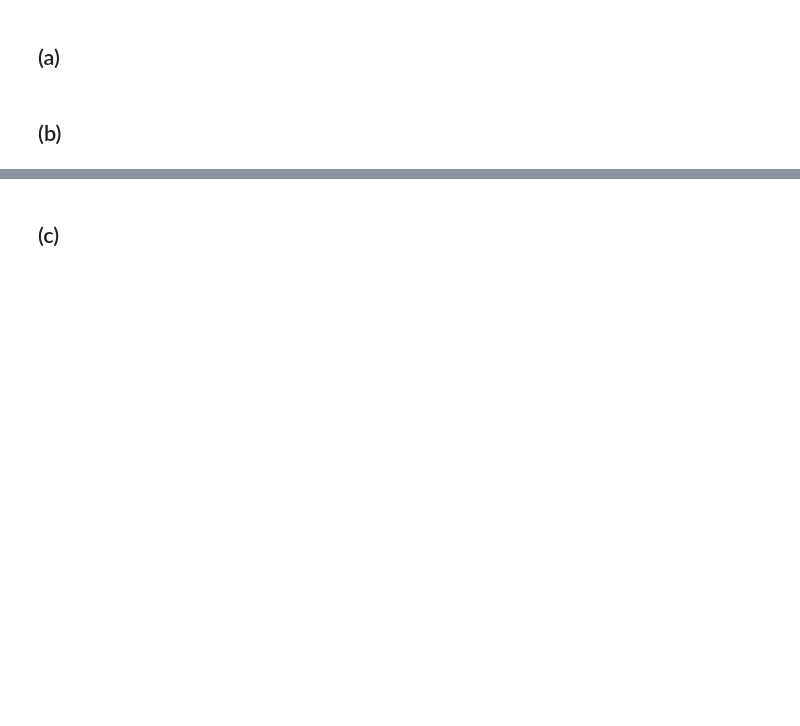
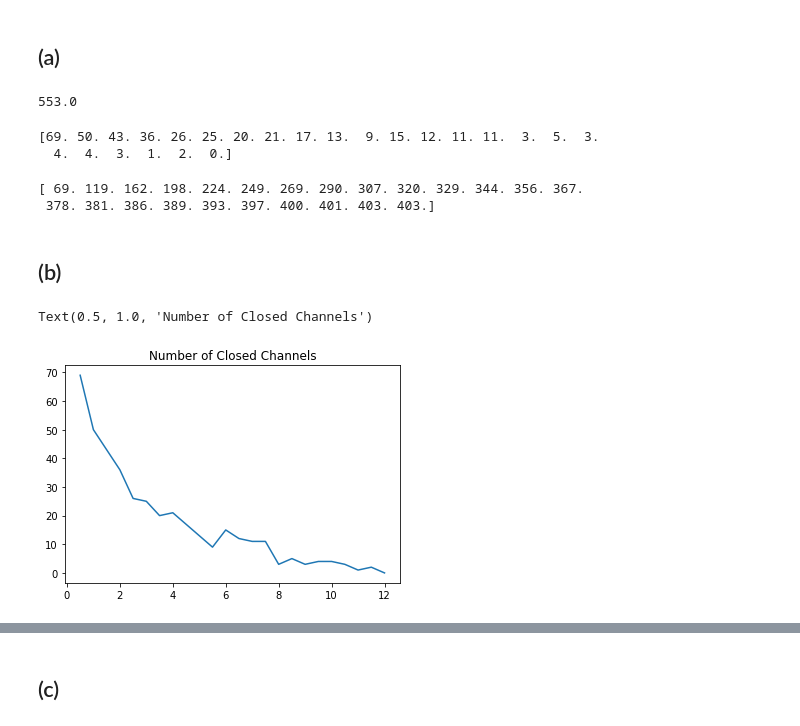
Before and after one commit to HWolf08/biophysics, a Jupyter notebook: week-07/problem-10.2.ipynb, the cells around one changed output, grey strips where cells are left out. Drawn from its saved outputs; the diff is of its cells as text; code cells hidden in the pictures; blank space fills up the shorter version.

```diff
--- a/week-07/problem-10.2.ipynb
+++ b/week-07/problem-10.2.ipynb
@@ -14,5 +14,35 @@ from scipy.stats import uniform,norm
 from scipy.integrate import quad
 # %% [markdown]
 ## (a)
+# %%
+data = np.load('colquhounData.npy')
+N_chan = data.sum()
+
+print(N_chan)
+# %% [output]
+553.0
+# %%
+divide = np.hsplit(data,2)
+sections = divide[0].flatten()
+N_chan2 = divide[1].flatten()
+
+print(N_chan2)
+# %% [output]
+[69. 50. 43. 36. 26. 25. 20. 21. 17. 13.  9. 15. 12. 11. 11.  3.  5.  3.
+  4.  4.  3.  1.  2.  0.]
+# %%
+chan_open = N_chan2.cumsum()
+
+print(chan_open)
+# %% [output]
+[ 69. 119. 162. 198. 224. 249. 269. 290. 307. 320. 329. 344. 356. 367.
+ 378. 381. 386. 389. 393. 397. 400. 401. 403. 403.]
 # %% [markdown]
 ## (b)
+# %%
+plt.figure()
+plt.plot(sections, N_chan2)
+plt.title('Number of Closed Channels')
+# %% [output]
+Text(0.5, 1.0, 'Number of Closed Channels')
+[figure, added]
```
Also changed, not shown: parts of 5 cells of this notebook, 2 other files.
